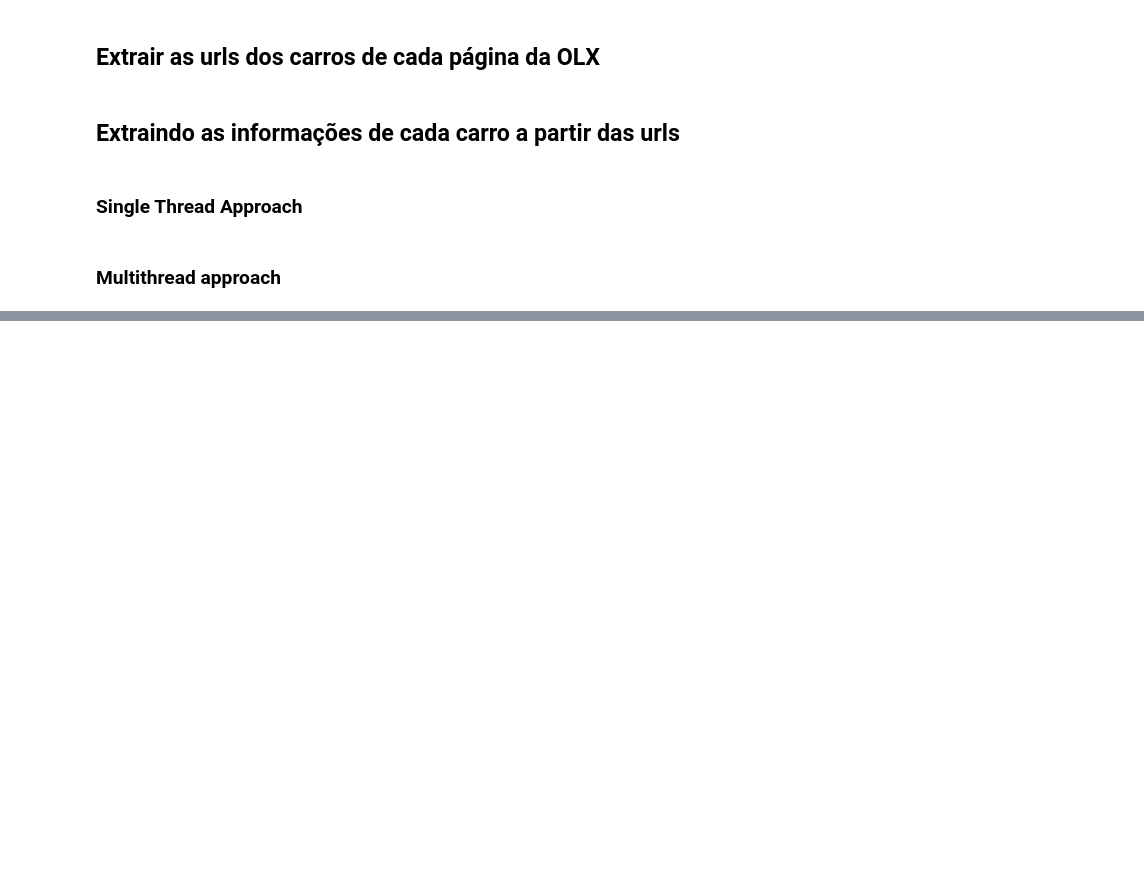
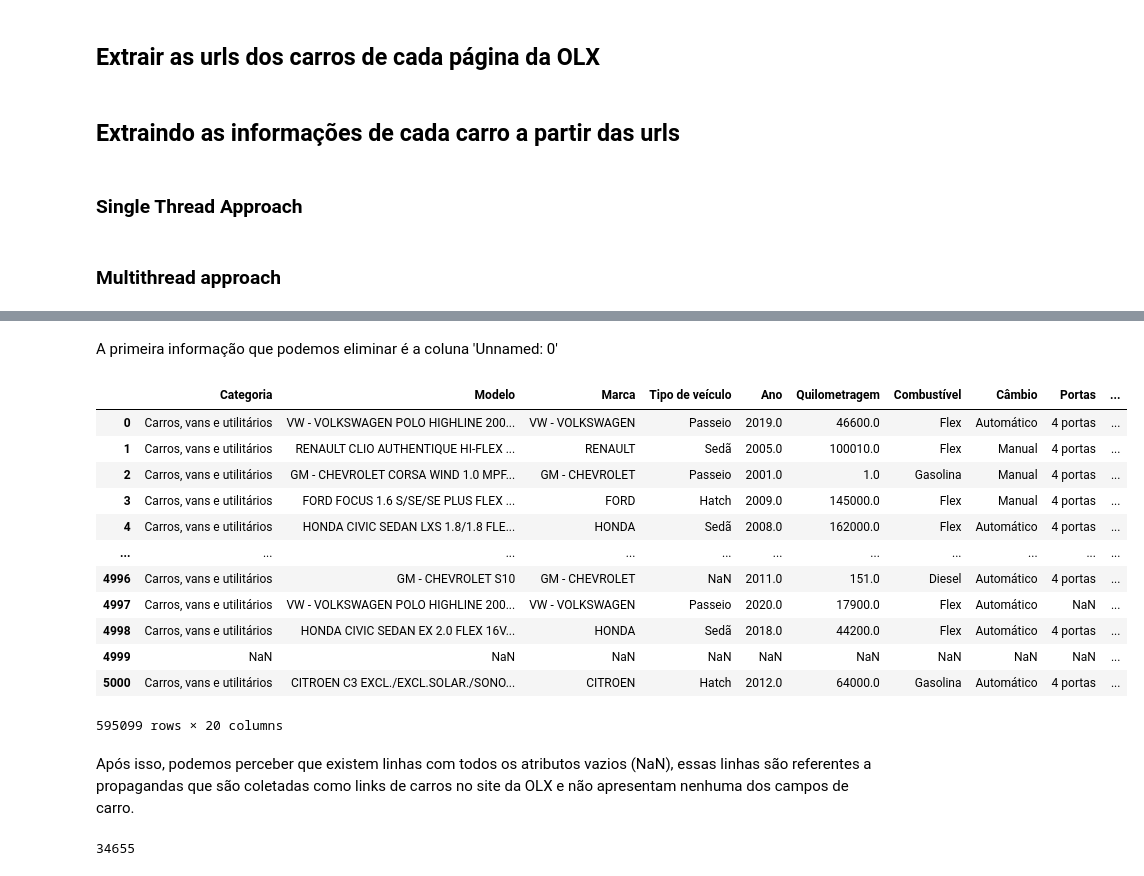
Before and after one commit to FabioXimenes/UFC-IDS, a Jupyter notebook: Modulo1.ipynb, the cells around one changed output, grey strips where cells are left out. Drawn from its saved outputs; the diff is of its cells as text; code cells hidden in the pictures; blank space fills up the shorter version.

```diff
--- a/Modulo1.ipynb
+++ b/Modulo1.ipynb
@@ -162,0 +168,9 @@ for i in range(0, len(urls), chunk_size):
+# %%
+import glob
+
+output_folder = 'output'
+
+csv_files = glob.glob(os.path.join(output_folder, '*.csv'))
+
+df = pd.concat((pd.read_csv(file) for file in csv_files))
+df.info()
@@ -162,0 +221,27 @@ for i in range(0, len(urls), chunk_size):
+# %% [markdown]
+A primeira informação que podemos eliminar é a coluna 'Unnamed: 0'
+# %%
+# Drop index column
+df = df.drop(df.columns[0], axis=1)
+df
+# %% [output]
+|  | Categoria | Modelo | Marca | Tipo de veículo | Ano | Quilometragem | Combustível | Câmbio | Portas | ... |
+| 0 | Carros, vans e utilitários | VW - VOLKSWAGEN POLO HIGHLINE 200... | VW - VOLKSWAGEN | Passeio | 2019.0 | 46600.0 | Flex | Automático | 4 portas | ... |
+| 1 | Carros, vans e utilitários | RENAULT CLIO AUTHENTIQUE HI-FLEX ... | RENAULT | Sedã | 2005.0 | 100010.0 | Flex | Manual | 4 portas | ... |
+| 2 | Carros, vans e utilitários | GM - CHEVROLET CORSA WIND 1.0 MPF... | GM - CHEVROLET | Passeio | 2001.0 | 1.0 | Gasolina | Manual | 4 portas | ... |
+| 3 | Carros, vans e utilitários | FORD FOCUS 1.6 S/SE/SE PLUS FLEX ... | FORD | Hatch | 2009.0 | 145000.0 | Flex | Manual | 4 portas | ... |
+| 4 | Carros, vans e utilitários | HONDA CIVIC SEDAN LXS 1.8/1.8 FLE... | HONDA | Sedã | 2008.0 | 162000.0 | Flex | Automático | 4 portas | ... |
+| ... | ... | ... | ... | ... | ... | ... | ... | ... | ... | ... |
+| 4996 | Carros, vans e utilitários | GM - CHEVROLET S10 | GM - CHEVROLET | NaN | 2011.0 | 151.0 | Diesel | Automático | 4 portas | ... |
+| 4997 | Carros, vans e utilitários | VW - VOLKSWAGEN POLO HIGHLINE 200... | VW - VOLKSWAGEN | Passeio | 2020.0 | 17900.0 | Flex | Automático | NaN | ... |
+| 4998 | Carros, vans e utilitários | HONDA CIVIC SEDAN EX 2.0 FLEX 16V... | HONDA | Sedã | 2018.0 | 44200.0 | Flex | Automático | 4 portas | ... |
+| 4999 | NaN | NaN | NaN | NaN | NaN | NaN | NaN | NaN | NaN | ... |
+| 5000 | Carros, vans e utilitários | CITROEN C3 EXCL./EXCL.SOLAR./SONO... | CITROEN | Hatch | 2012.0 | 64000.0 | Gasolina | Automático | 4 portas | ... |
+595099 rows × 20 columns
+# %% [markdown]
+Após isso, podemos perceber que existem linhas com todos os atributos vazios (NaN), essas linhas são referentes a propagandas que são coletadas como links de carros no site da OLX e não apresentam nenhuma dos campos de carro.
+# %%
+# Contanto o número de elementos que serão eliminados
+df['Modelo'].isna().sum()
+# %% [output]
+34655
```
Also changed, not shown: parts of 24 cells of this notebook.
